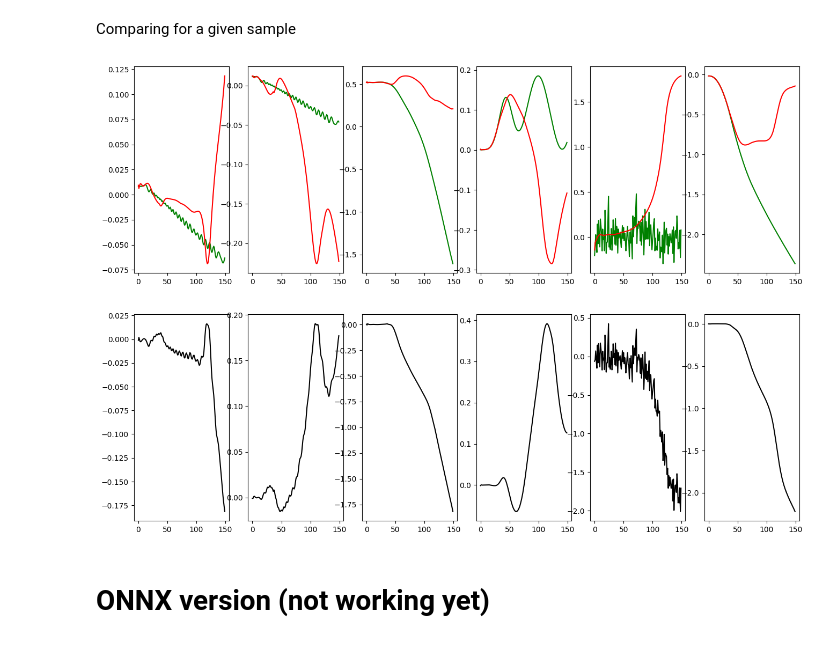
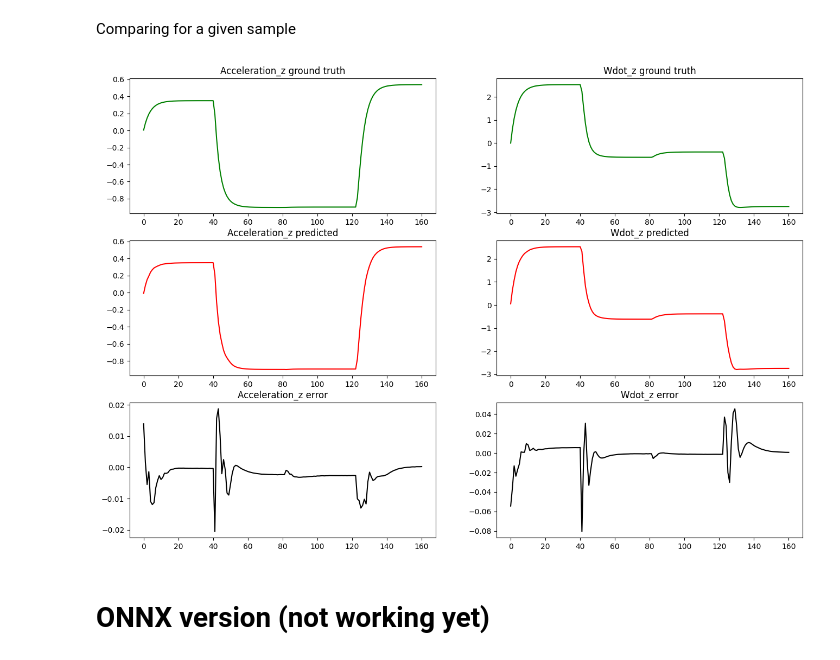
Before and after one commit to Rayan76q/EI-DATA-DRIVEN-CONTROL, a Jupyter notebook: src/model/notebooks/test_model_all_outputs.ipynb, the cells around one changed output. Saved outputs shown, nothing was run; the diff lists cells and outputs as text; code cells hidden in the pictures.

```diff
--- a/src/model/notebooks/test_model_all_outputs.ipynb
+++ b/src/model/notebooks/test_model_all_outputs.ipynb
@@ -45,9 +42,8 @@ train_size = int(0.90*nb_data)
 val_size = int(0.00*nb_data)
 test_size = int(0.10*nb_data)
 
-input_data = mimic_standardize(data_in_torch, torch.tensor([ 2.1357e+00,  2.0267e-03, -3.4298e-04, -4.7241e-05]), torch.tensor([2.8753, 0.9143, 0.8546, 0.8566]))
-output_data = mimic_standardize(data_out_torch, torch.tensor([-1.5773e-01, -2.2508e-01, -5.8805e+01, -9.1914e-03,  2.9042e-01,
-         1.1632e+00]), torch.tensor([ 19.1642,  19.9494, 113.0530,  20.7793,  20.4650,  59.5704]))
+input_data = mimic_standardize(data_in_torch, torch.tensor([-0.0205,  0.0014,  0.0000,  0.0000]), torch.tensor([6.4559, 0.4590, 0.0000, 0.0000]))
+output_data = mimic_standardize(data_out_torch, torch.tensor([-9.9011,  0.0310]), torch.tensor([20.6719, 10.7658]))
 # %% [markdown]
 # Testing via Torch model
 # %%
@@ -96,10 +92,10 @@ class ModelNN(nn.Module):
         out, h_new = self.rnn(x, h)
         return self.head(out), h_new
 
-hidden_layer_size = 128
+hidden_layer_size = 64
 
-model = ModelNN(4, 6, "LSTM", hidden_layer_size, 2)
-model.load_state_dict(torch.load("rnn_model_thrust_pos.pt", weights_only=True))
+model = ModelNN(4, 2, "RNN", hidden_layer_size, 1)
+model.load_state_dict(torch.load("rnn_model_thrust_speeds_best.pt", weights_only=True))
 # %% [output]
 <All keys matched successfully>
 # %% [markdown]
@@ -114,9 +110,7 @@ idx_measure = 0
 
 for idx in range(train_size+val_size, nb_data):
     full_sequence = input_data[idx].unsqueeze(0)
-    h0 = torch.zeros((2, 1, hidden_layer_size))
-    c0 = torch.zeros((2, 1, hidden_layer_size))
-    h = (h0, c0)
+    h = torch.zeros((1, 1, hidden_layer_size))
 
     outputs_list = []
     for t in range(full_sequence.size(1)):
@@ -126,7 +120,6 @@ for idx in range(train_size+val_size, nb_data):
         outputs_list.append(out)
 
     outputs_cat = torch.cat(outputs_list, axis=1)
-
     distances.append(np.abs(outputs_cat[0].detach().numpy() - output_data[idx].detach().numpy()))
 
     mean_distances.append(torch.mean(torch.abs(outputs_cat[0][:, idx_measure].detach() - output_data[idx][:, idx_measure].detach())))
@@ -142,8 +139,11 @@ distances.shape, mean_distances.shape, max_distances.shape
 # %%
 average_on_test = np.mean(distances, axis=0)
-fig, axes = plt.subplots(2, 3)
+fig, axes = plt.subplots(1, 2)
 fig.set_figheight(5)
 fig.set_figwidth(16)
-for i in range(6):
-    axes[i//3, i%3].plot(average_on_test[:, i], c="black")
+
+axes[0].plot(average_on_test[:, 0], c="black")
+axes[0].set_title("Average error across time, acceleration_z")
+axes[1].plot(average_on_test[:, 1], c="black")
+axes[1].set_title("Average error across time, wdot_z")
 # %% [output]
@@ -188,33 +189,35 @@ Comparing for a given sample
 # %%
 train_rand_idx = randint(0, train_size-1)
 test_rand_idx = randint(train_size+val_size, nb_data-1)
 idx = test_rand_idx
-end_idx = 150
 
 full_sequence = input_data[idx].unsqueeze(0)
-h0 = torch.zeros((2, 1, hidden_layer_size))
-c0 = torch.zeros((2, 1, hidden_layer_size))
-h = (h0, c0)
+h = torch.zeros((1, 1, hidden_layer_size))
 
 outputs_list = []
 for t in range(full_sequence.size(1)):
     x_step = full_sequence[:, t:t+1, :]
 
     out, h = model(x_step, h)
     outputs_list.append(out)
 
 outputs_cat = torch.cat(outputs_list, axis=1)
 
-fig, axes = plt.subplots(2, 6)
+fig, axes = plt.subplots(3, 2)
 fig.set_figheight(11)
 fig.set_figwidth(16)
 plt.plot()
-for i in range(6):
-    axes[0, i].plot(output_data[idx][:end_idx, i].detach().numpy(), c="green")
-    axes[0, i].plot(outputs_cat[0][:end_idx, i].detach().numpy(), c="red")
-    axes[1, i].plot(output_data[idx][:end_idx, i].detach().numpy() - outputs_cat[0][:end_idx, i].detach().numpy(), c="black")
+
+titles = [["Acceleration_z ground truth", "Acceleration_z predicted", "Acceleration_z error"], ["Wdot_z ground truth", "Wdot_z predicted", "Wdot_z error"]]
+for i in range(2):
+    for j in range(3):
+        axes[j, i].set_title(titles[i][j])
+
+    axes[0, i].plot(output_data[idx][:, i].detach().numpy(), c="green")
+    axes[1, i].plot(outputs_cat[0][:, i].detach().numpy(), c="red")
+    axes[2, i].plot(output_data[idx][:, i].detach().numpy() - outputs_cat[0][:, i].detach().numpy(), c="black")
 # %% [output]
-[figure, old version]
+[figure, new version]
 # %% [markdown]
 # ONNX version (not working yet)
 # %%
```
Also changed, not shown: parts of 5 cells of this notebook, 2 other files.
